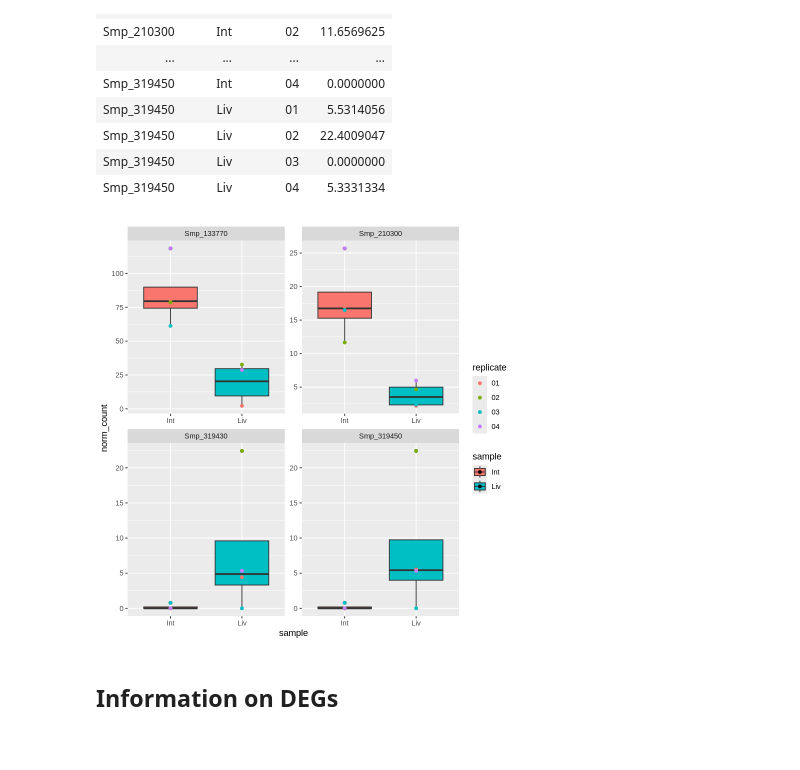
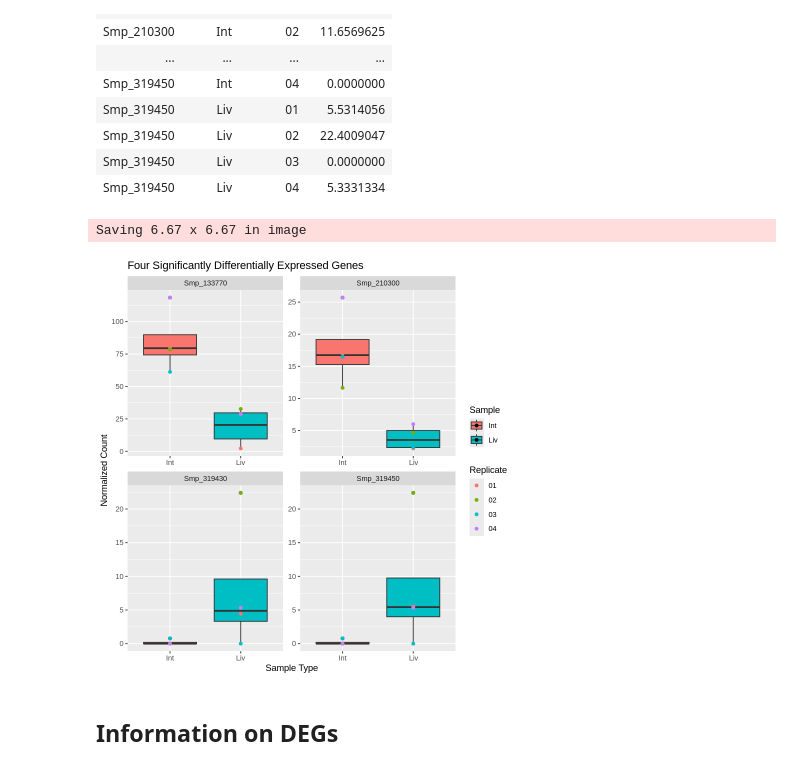
Before and after one commit to swill04/Schistosoma-RNA-seq, a Jupyter notebook: DEGs_plots.ipynb, the cells around one changed output. Cells and saved outputs as stored; diff of their text form; code cells hidden in the pictures.

Commit message:
updating analysis + plots

```diff
--- a/DEGs_plots.ipynb
+++ b/DEGs_plots.ipynb
@@ -201,13 +208,24 @@ A tibble: 32 × 4
 | Smp_319450 | Liv | 03 | 0.0000000 |
 | Smp_319450 | Liv | 04 | 5.3331334 |
 # %%
-selected_genes |>
+DEG_plot <- selected_genes |>
     ggplot(aes(x = sample, y = norm_count, fill = sample)) +
         geom_boxplot() +
         geom_point(aes(color = replicate)) +
-    facet_wrap(facets = vars(gene_id), scales = "free")
+    facet_wrap(facets = vars(gene_id), scales = "free") +
+    labs(
+        title = 'Four Significantly Differentially Expressed Genes',
+        color = 'Replicate',
+        fill = 'Sample'
+    ) +
+    xlab('Sample Type') +
+    ylab('Normalized Count')
+
+DEG_plot
+ggsave('plots/DEG_plot.png', DEG_plot)
 # %% [output]
+Saving 6.67 x 6.67 in image
-[figure, old version]
+[figure, new version]
 # %% [markdown]
 ## Information on DEGs
 # %% [markdown]
```
Also changed, not shown: parts of 1 cell of this notebook, 1 other file.
